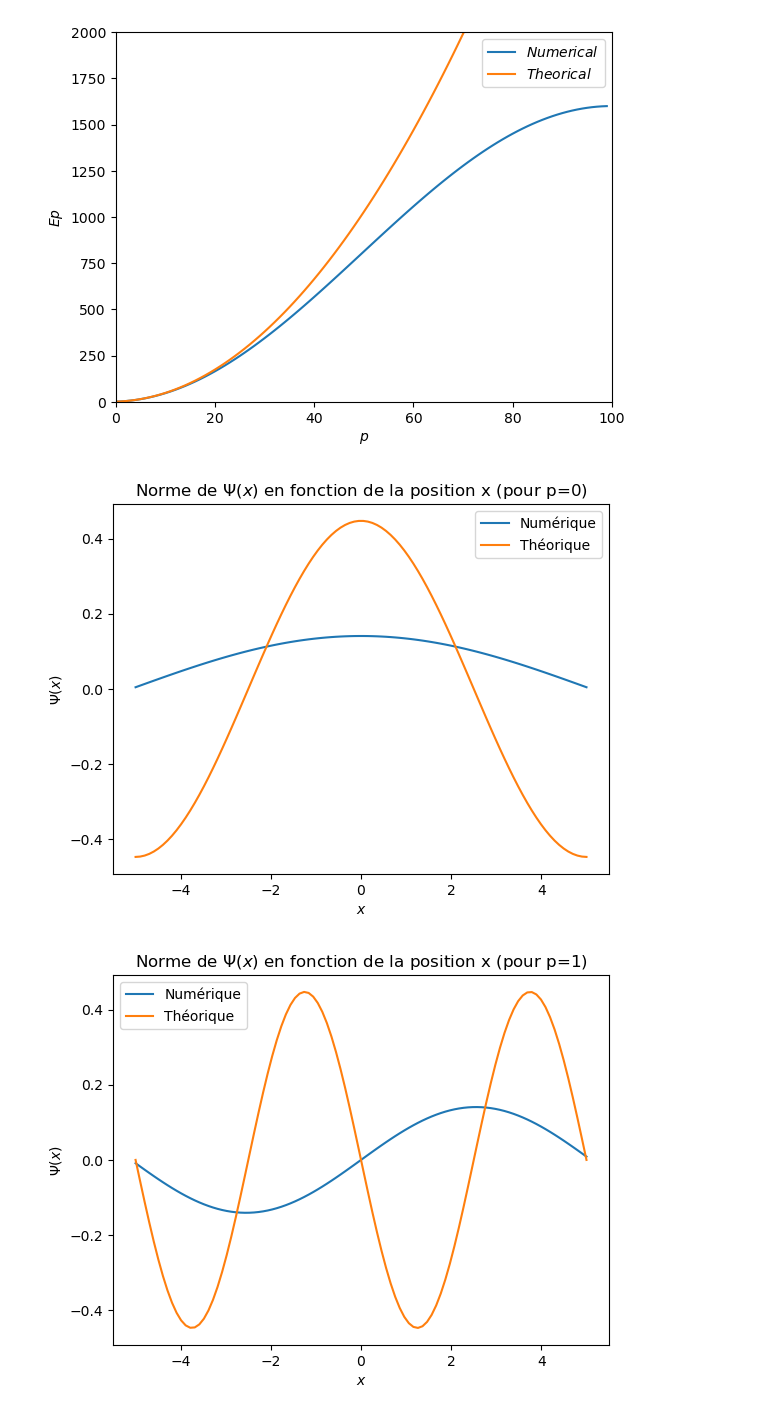
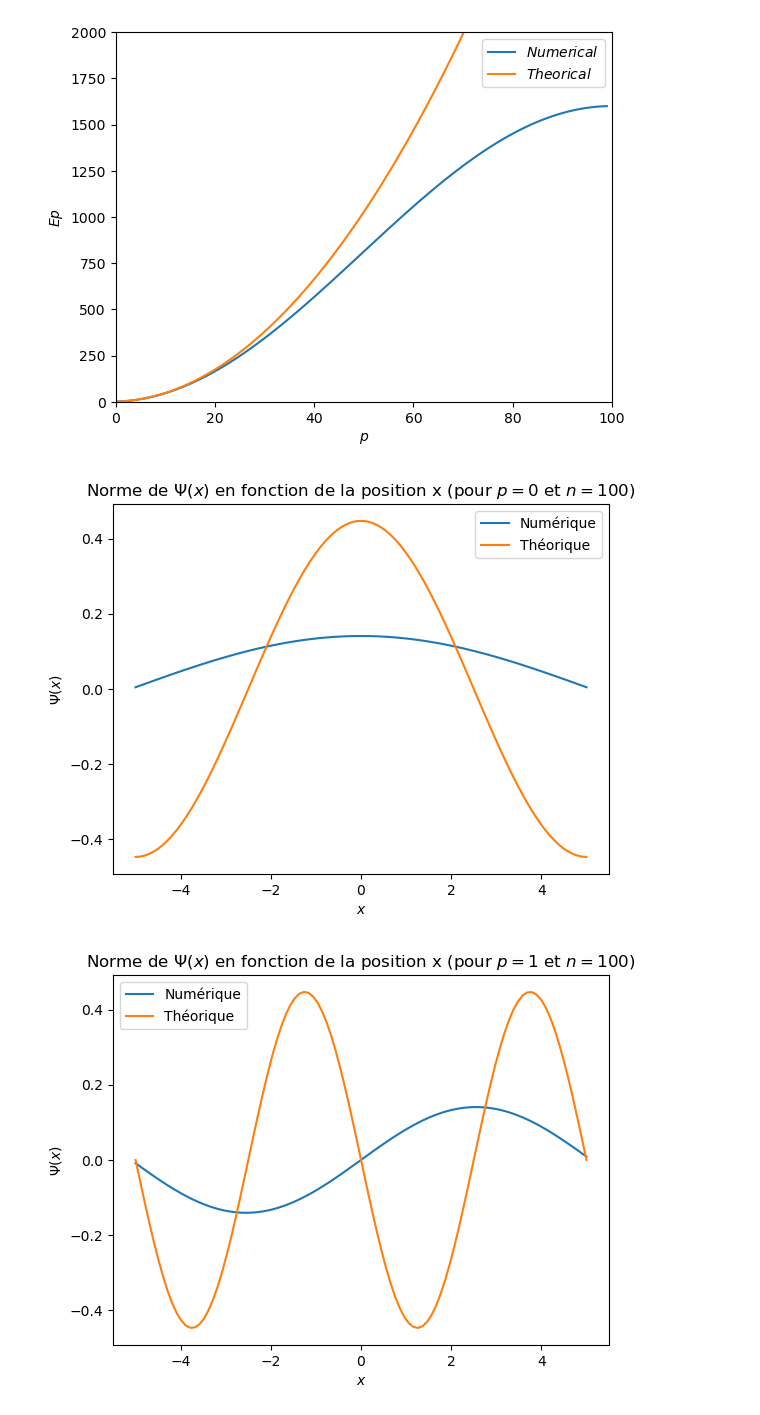
Before and after one commit to lucasboistay/shrodinger_simulation, a Jupyter notebook: etat_stationnaire/Untitled.ipynb, the cells around one changed output. Cells and saved outputs as stored; diff of their text form; code cells hidden in the pictures.

```diff
--- a/etat_stationnaire/Untitled.ipynb
+++ b/etat_stationnaire/Untitled.ipynb
@@ -156,31 +156,31 @@ plt.show()
 # %%
 # On compare le théorique et le calculé pour psi
 
 def psi_theo(p):
     psi_theo = np.zeros(N)
     for i in range(N):
         psi_theo[i] = np.sqrt(1/L)*np.sin(((p+1)*np.pi*(x[i]+L/2))/L)
     return psi_theo
 
 def psi_num(p):
     psi_num = np.zeros(N)
     for i in range(N):
         psi_num[i] = v[i][p]
     return psi_num
 
 p = 0
 
 for i in range(3):
     p=i
     plt.plot(x,psi_num(p),label="Numérique")
     plt.plot(x,psi_theo(p),label = "Théorique")
     plt.xlabel('$x$')
     plt.ylabel('$\Psi(x)$')
-    plt.title('Norme de $\Psi(x)$ en fonction de la position x (pour $p=%.i$ et $n=%)' %p)
+    plt.title('Norme de $\Psi(x)$ en fonction de la position x (pour $p=%.i$ et $n=%.i$)' %(p,N))
     plt.legend()
     plt.savefig('document/psi_fonction_de_x_p%.i_potentiel_nul.pdf' %p,format='pdf')
     plt.savefig('document/psi_fonction_de_x_p%.i_potentiel_nul' %p)
     plt.show()
 # %% [output]
-[figure, old version]
+[figure, new version]
-[figure, old version]
+[figure, new version]
```
Also changed, not shown: parts of 1 cell of this notebook, 1 other file.
